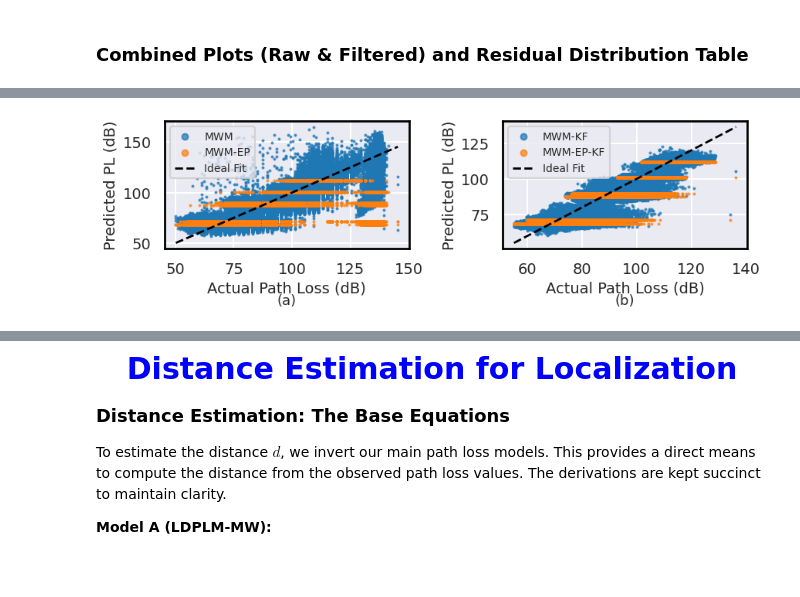
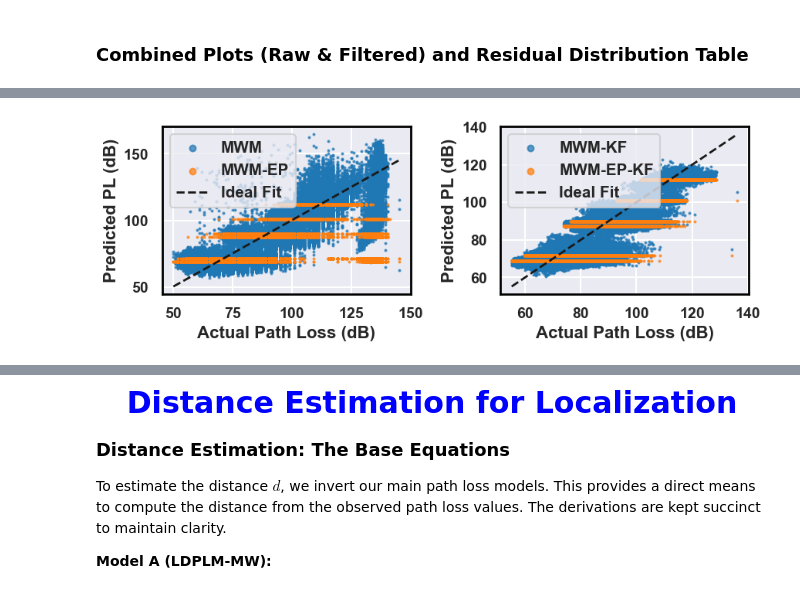
Before and after one commit to nahshonmokua/EnviKal-Loc, a Jupyter notebook: Localization Analysis.ipynb, the cells around one changed output, grey strips where cells are left out. Saved outputs shown, nothing was run; the diff lists cells and outputs as text; code cells hidden in the pictures.

Commit message:
pdf plot for the Kalman filter  results

```diff
--- a/Localization Analysis.ipynb
+++ b/Localization Analysis.ipynb
@@ -1250,43 +1253,45 @@ fig, axs = plt.subplots(1, 2, figsize=(9, 3.5))
 # ----------------------
 ax_left = axs[0]
 ax_left.scatter(PL_test_ep, PL_pred_ep, s=2, alpha=0.7, label='MWM', color='#1f77b4', zorder=2)
 ax_left.scatter(PL_test_mw, PL_pred_mw, s=2, alpha=0.7, label='MWM-EP', color='#ff7f0e', zorder=3)
 ax_left.plot([min_PL, max_PL], [min_PL, max_PL], 'k--', linewidth=2, label='Ideal Fit', zorder=4)
-ax_left.set_xlabel('Actual Path Loss (dB)', fontsize=14)
-ax_left.set_ylabel('Predicted PL (dB)', fontsize=14)
+ax_left.set_xlabel('Actual Path Loss (dB)', fontsize=16, fontweight='bold')
+ax_left.set_ylabel('Predicted PL (dB)', fontsize=16, fontweight='bold')
 ax_left.grid(True)
 ax_left.tick_params(axis='both', which='major', labelsize=14)
-ax_left.text(0.5, -0.35, '(a)', transform=ax_left.transAxes,
-             fontsize=13, ha='center', va='top')
+#ax_left.text(0.5, -0.35, '(a)', transform=ax_left.transAxes,
+#             fontsize=13, ha='center', va='top')
 # Place the legend inside the left subplot (top left)
-ax_left.legend(loc='upper left', fontsize=10, markerscale=4)
+ax_left.legend(loc='upper left', fontsize=14, markerscale=4, prop={'weight': 'bold'})
 
 # ----------------------
 # (b) Filtered Models
 # ----------------------
 ax_right = axs[1]
 ax_right.scatter(PL_test_ep_filt, PL_pred_ep_filt, s=2, alpha=0.7, label='MWM-KF', color='#1f77b4', zorder=2)
 ax_right.scatter(PL_test_mw_filt, PL_pred_mw_filt, s=2, alpha=0.7, label='MWM-EP-KF', color='#ff7f0e', zorder=3)
 ax_right.plot([min_PL_filt, max_PL_filt], [min_PL_filt, max_PL_filt], 'k--', linewidth=2, label='Ideal Fit', zorder=4)
-ax_right.set_xlabel('Actual Path Loss (dB)', fontsize=14)
-ax_right.set_ylabel('Predicted PL (dB)', fontsize=14)
+ax_right.set_xlabel('Actual Path Loss (dB)', fontsize=16, fontweight='bold')
+ax_right.set_ylabel('Predicted PL (dB)', fontsize=16, fontweight='bold')
 ax_right.grid(True)
 ax_right.tick_params(axis='both', which='major', labelsize=14)
-ax_right.text(0.5, -0.35, '(b)', transform=ax_right.transAxes,
-              fontsize=13, ha='center', va='top')
+#ax_right.text(0.5, -0.35, '(b)', transform=ax_right.transAxes,
+#              fontsize=13, ha='center', va='top')
 # Place the legend inside the right subplot (top left)
-ax_right.legend(loc='upper left', fontsize=10, markerscale=4)
-
+ax_right.legend(loc='upper left', fontsize=14, markerscale=4, prop={'weight': 'bold'})
 
 # Set all subplot borders (spines) to width 2
 for ax in axs:
-     for s in ax.spines.values():
+    for s in ax.spines.values():
         s.set_linewidth(2)
         s.set_color('black')
+    # make all tick labels bold
+    for label in ax.get_xticklabels() + ax.get_yticklabels():
+        label.set_fontweight('bold')
 
 # Final layout & save
 plt.tight_layout(rect=[0, 0.05, 1, 1])
 plt.savefig('../all_data_files/Localization/Kalman_vs_Raw_Residuals.png', dpi=1000, bbox_inches='tight')
 plt.show()
 # %% [output]
-[figure, old version]
+[figure, new version]
```
Also changed, not shown: parts of 22 cells of this notebook.
